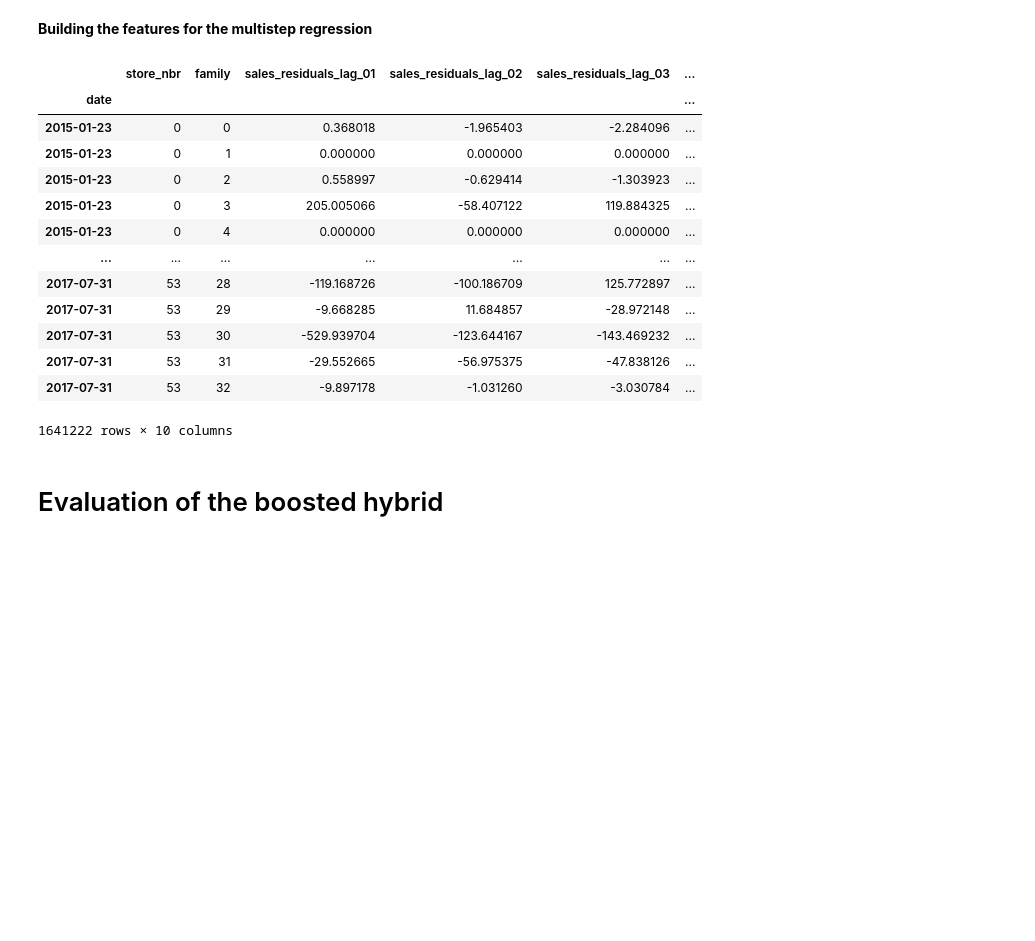
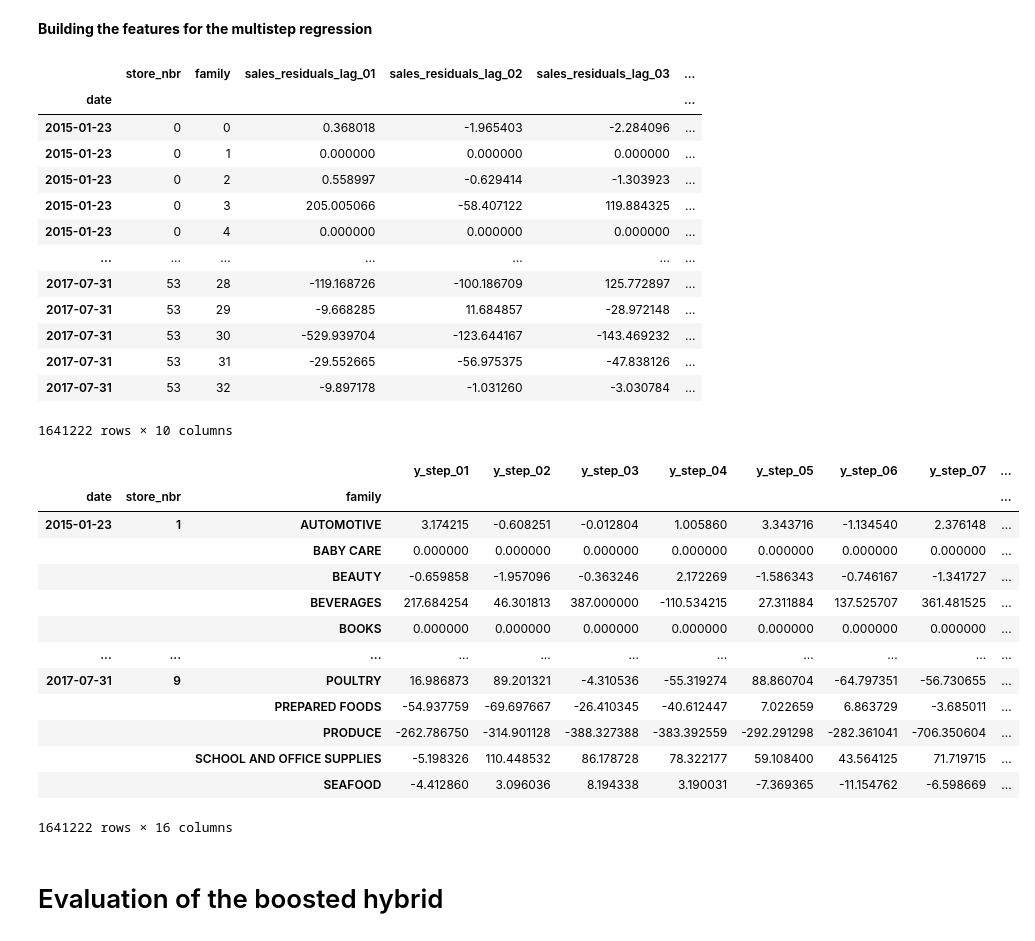
Before and after one commit to jensdg/kagglestoresalesforecast, a Jupyter notebook: boosted-hybrid-and-multistep-regression.ipynb, the cells around one changed output. Cells and saved outputs as stored; diff of their text form; code cells hidden in the pictures; blank space fills up the shorter version.

```diff
--- a/boosted-hybrid-and-multistep-regression.ipynb
+++ b/boosted-hybrid-and-multistep-regression.ipynb
@@ -516,34 +517,48 @@ ym = ym.stack(['store_nbr', 'family'])  # wide to long
 le = LabelEncoder()
 X3 = (X3
     .stack(['store_nbr', 'family'])  # wide to long
     .reset_index(['store_nbr','family'])  # convert index to column
     .assign(store_nbr=lambda x: le.fit_transform(x.store_nbr))  # label encode store_nbr
     .assign(family=lambda x: le.fit_transform(x.family))  # label encode family
 )
 
 X3_test = (X3_test
     .stack(['store_nbr', 'family'])  # wide to long
     .reset_index(['store_nbr','family'])  # convert index to column
     .assign(store_nbr=lambda x: le.fit_transform(x.store_nbr))  # label encode store_nbr
     .assign(family=lambda x: le.fit_transform(x.family))  # label encode family
 )
 
-display(X3)
+display(X3, ym)
 # %% [output]
 |  | store_nbr | family | sales_residuals_lag_01 | sales_residuals_lag_02 | sales_residuals_lag_03 | ... |
 | date |  |  |  |  |  | ... |
 | 2015-01-23 | 0 | 0 | 0.368018 | -1.965403 | -2.284096 | ... |
 | 2015-01-23 | 0 | 1 | 0.000000 | 0.000000 | 0.000000 | ... |
 | 2015-01-23 | 0 | 2 | 0.558997 | -0.629414 | -1.303923 | ... |
 | 2015-01-23 | 0 | 3 | 205.005066 | -58.407122 | 119.884325 | ... |
 | 2015-01-23 | 0 | 4 | 0.000000 | 0.000000 | 0.000000 | ... |
 | ... | ... | ... | ... | ... | ... | ... |
 | 2017-07-31 | 53 | 28 | -119.168726 | -100.186709 | 125.772897 | ... |
 | 2017-07-31 | 53 | 29 | -9.668285 | 11.684857 | -28.972148 | ... |
 | 2017-07-31 | 53 | 30 | -529.939704 | -123.644167 | -143.469232 | ... |
 | 2017-07-31 | 53 | 31 | -29.552665 | -56.975375 | -47.838126 | ... |
 | 2017-07-31 | 53 | 32 | -9.897178 | -1.031260 | -3.030784 | ... |
 1641222 rows × 10 columns
+|  |  |  | y_step_01 | y_step_02 | y_step_03 | y_step_04 | y_step_05 | y_step_06 | y_step_07 | ... |
+| date | store_nbr | family |  |  |  |  |  |  |  | ... |
+| 2015-01-23 | 1 | AUTOMOTIVE | 3.174215 | -0.608251 | -0.012804 | 1.005860 | 3.343716 | -1.134540 | 2.376148 | ... |
+|  |  | BABY CARE | 0.000000 | 0.000000 | 0.000000 | 0.000000 | 0.000000 | 0.000000 | 0.000000 | ... |
+|  |  | BEAUTY | -0.659858 | -1.957096 | -0.363246 | 2.172269 | -1.586343 | -0.746167 | -1.341727 | ... |
+|  |  | BEVERAGES | 217.684254 | 46.301813 | 387.000000 | -110.534215 | 27.311884 | 137.525707 | 361.481525 | ... |
+|  |  | BOOKS | 0.000000 | 0.000000 | 0.000000 | 0.000000 | 0.000000 | 0.000000 | 0.000000 | ... |
+| ... | ... | ... | ... | ... | ... | ... | ... | ... | ... | ... |
+| 2017-07-31 | 9 | POULTRY | 16.986873 | 89.201321 | -4.310536 | -55.319274 | 88.860704 | -64.797351 | -56.730655 | ... |
+|  |  | PREPARED FOODS | -54.937759 | -69.697667 | -26.410345 | -40.612447 | 7.022659 | 6.863729 | -3.685011 | ... |
+|  |  | PRODUCE | -262.786750 | -314.901128 | -388.327388 | -383.392559 | -292.291298 | -282.361041 | -706.350604 | ... |
+|  |  | SCHOOL AND OFFICE SUPPLIES | -5.198326 | 110.448532 | 86.178728 | 78.322177 | 59.108400 | 43.564125 | 71.719715 | ... |
+|  |  | SEAFOOD | -4.412860 | 3.096036 | 8.194338 | 3.190031 | -7.369365 | -11.154762 | -6.598669 | ... |
+1641222 rows × 16 columns
 # %% [markdown]
 # Evaluation of the boosted hybrid
 # %%
```
Also changed, not shown: parts of 3 cells of this notebook.
